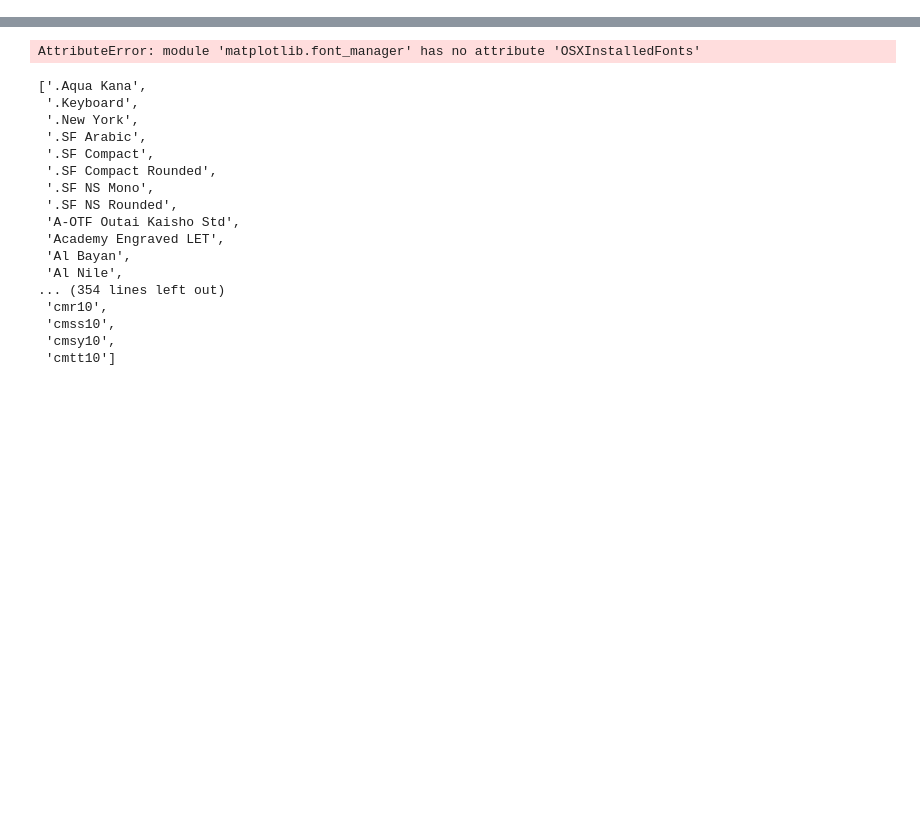
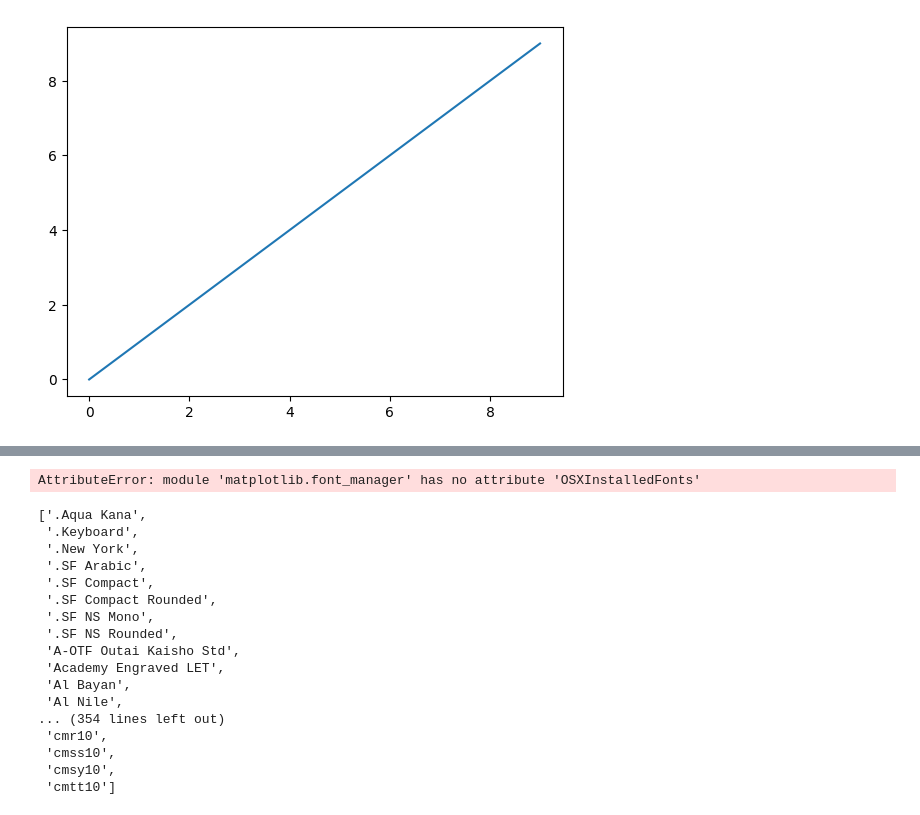
Before and after one commit to wwt-13/Notes, a Jupyter notebook: Python/plot.ipynb, the cells around one changed output, grey strips where cells are left out. Cells and saved outputs as stored; diff of their text form; code cells hidden in the pictures; blank space fills up the shorter version.

```diff
--- a/Python/plot.ipynb
+++ b/Python/plot.ipynb
@@ -24,3 +26,17 @@ ax2=fig.add_subplot(222)
 ax3=fig.add_subplot(2,2,3)
 ax1.plot([1,2],[2,4])
 plt.show(block=False)
+# %%
+import pandas as pd
+import matplotlib.pyplot as plt
+
+# 创建数据框
+df = pd.DataFrame({'x10': range(10), 'y': range(10)})
+
+# 绘制折线图
+plt.plot('x10', 'y', data=df)
+
+# 显示图形
+plt.show()
+# %% [output]
+[figure, added]
```
Also changed, not shown: parts of 4 cells of this notebook, 23 other files.
